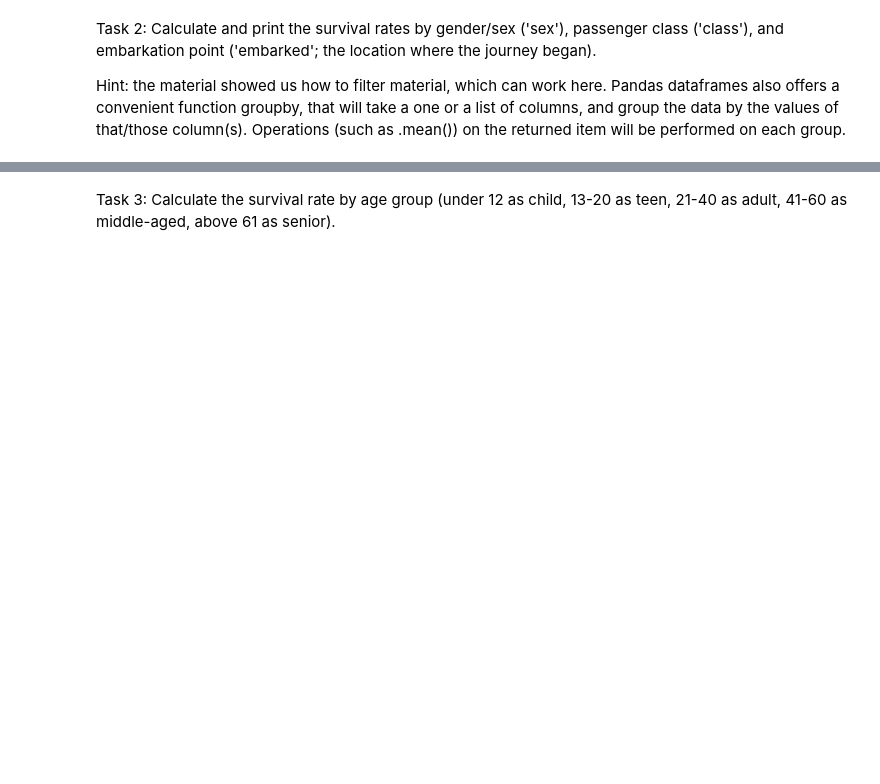
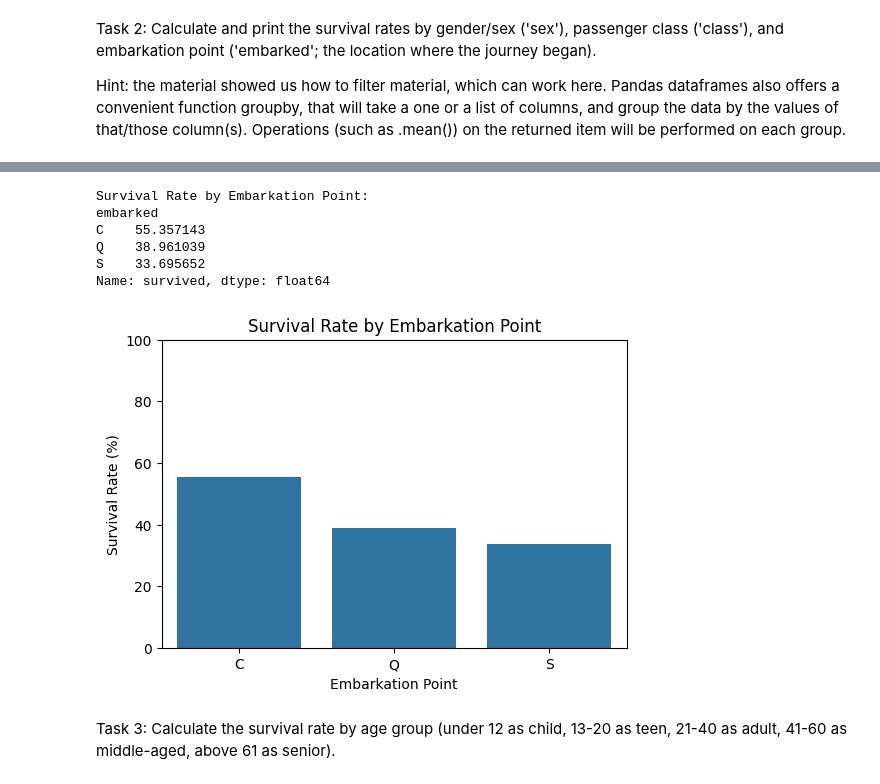
Before and after one commit to Matthew-Calvario/github-introfall25-Matthew-Calvario, a Jupyter notebook: In_Class_Assignment_5_python.ipynb, the cells around one changed output, grey strips where cells are left out. Drawn from its saved outputs; the diff is of its cells as text; code cells hidden in the pictures; blank space fills up the shorter version.

```diff
--- a/In_Class_Assignment_5_python.ipynb
+++ b/In_Class_Assignment_5_python.ipynb
@@ -41,2 +66,23 @@ Hint: the material showed us how to filter material, which can work here. Pandas
+# %%
+# Calculate survival rates by embarkation point and visualize it
+survival_by_embarkation = titanic_data.groupby('embarked')['survived'].mean() * 100
+print("\nSurvival Rate by Embarkation Point:")
+print(survival_by_embarkation)
+
+plt.figure(figsize=(6, 4))
+sns.barplot(x=survival_by_embarkation.index, y=survival_by_embarkation.values)
+plt.title('Survival Rate by Embarkation Point')
+plt.ylabel('Survival Rate (%)')
+plt.xlabel('Embarkation Point')
+plt.ylim(0, 100)
+plt.show()
+# %% [output]
+Survival Rate by Embarkation Point:
+embarked
+C    55.357143
+Q    38.961039
+S    33.695652
+Name: survived, dtype: float64
+[figure, added]
 # %% [markdown]
 Task 3: Calculate the survival rate by age group (under 12 as child, 13-20 as teen, 21-40 as adult, 41-60 as middle-aged, above 61 as senior).
```
Also changed, not shown: parts of 16 cells of this notebook.
